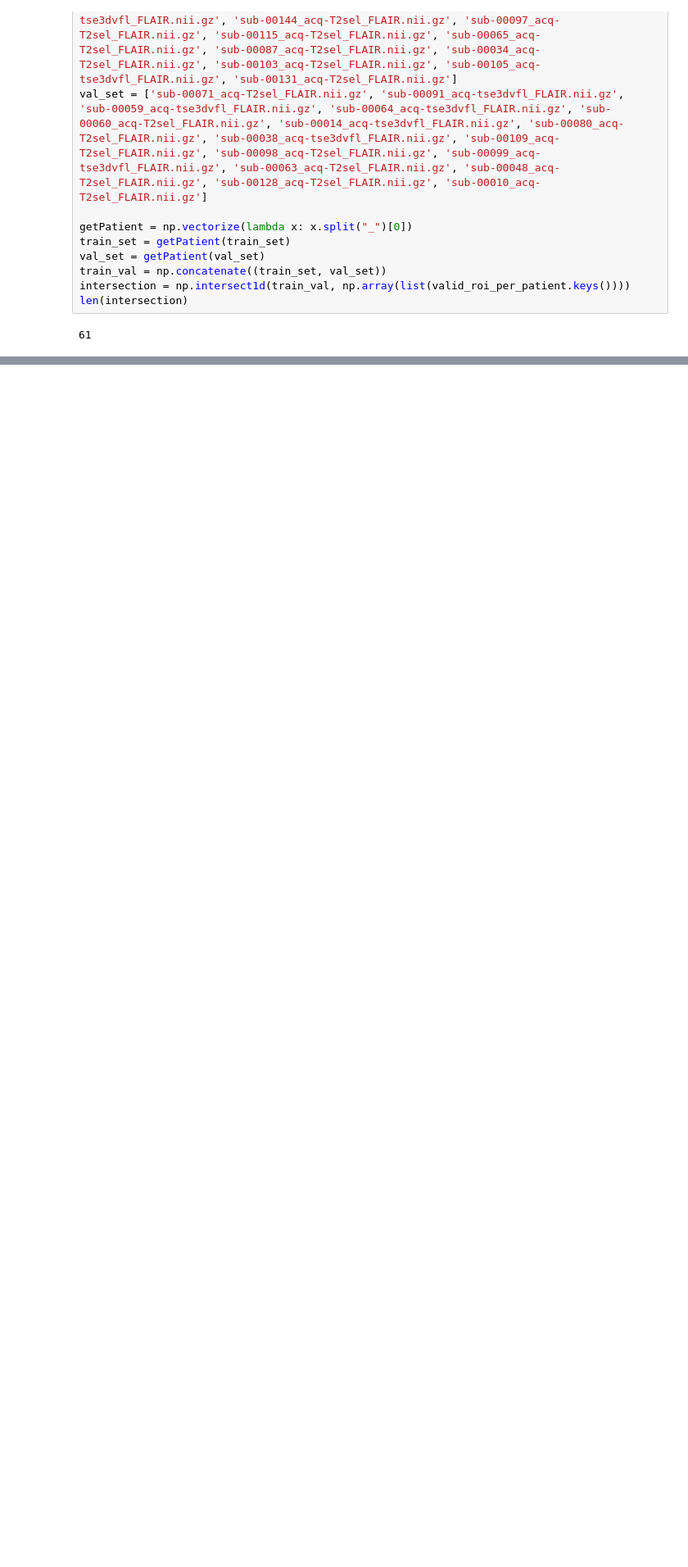
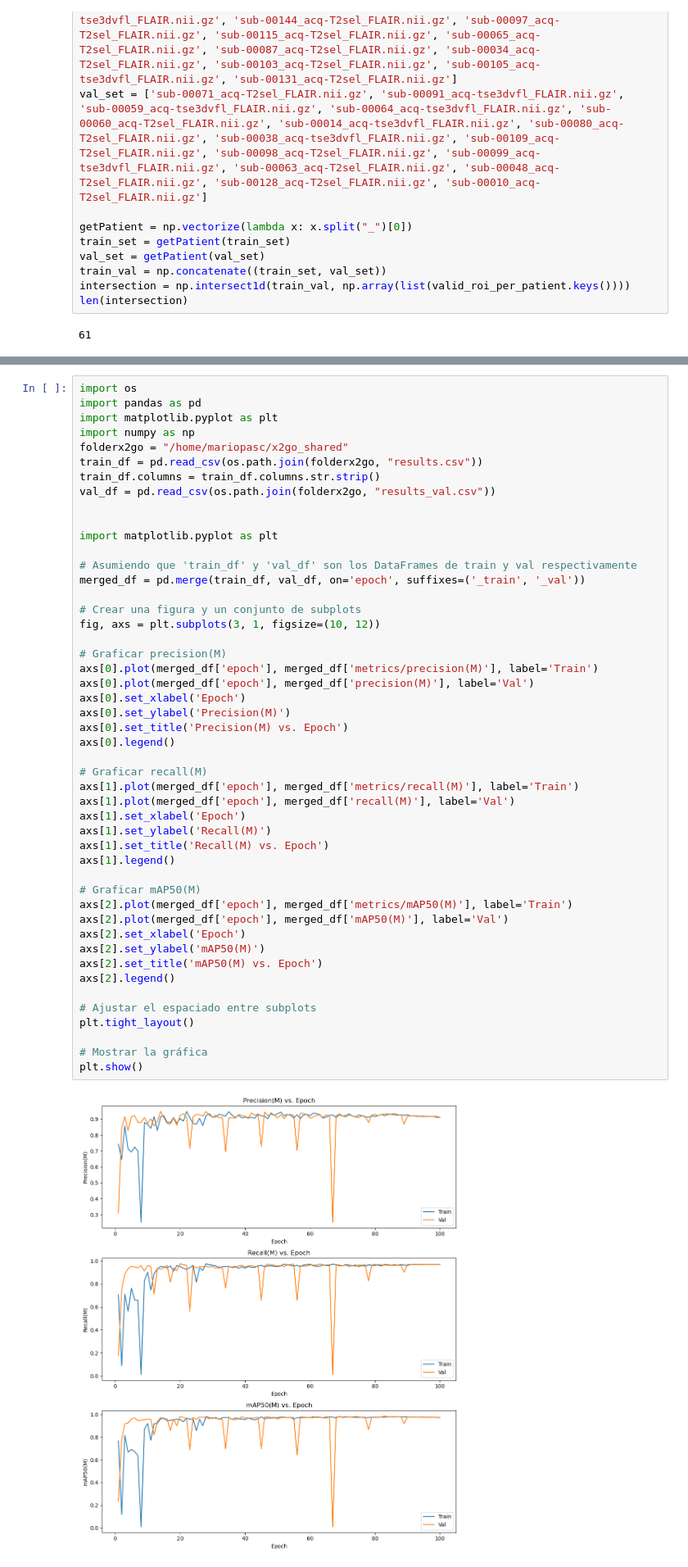
Before and after one commit to MarioPasc/Epilepsy-Displasia-focal-Segmentation, a Jupyter notebook: jupyter-notebooks/explore_data.ipynb, the cells around one changed output, grey strips where cells are left out. Shown at 82% size. Cells and saved outputs as stored; diff of their text form; blank space fills up the shorter version.

```diff
--- a/jupyter-notebooks/explore_data.ipynb
+++ b/jupyter-notebooks/explore_data.ipynb
@@ -434,0 +428,50 @@ dice_coefficient(gt_mask=niigz_roi[:, :, 0], pred_mask=mask)
+# %%
+import os
+import pandas as pd
+import matplotlib.pyplot as plt
+import numpy as np
+folderx2go = "/home/mariopasc/x2go_shared"
+train_df = pd.read_csv(os.path.join(folderx2go, "results.csv"))
+train_df.columns = train_df.columns.str.strip()
+val_df = pd.read_csv(os.path.join(folderx2go, "results_val.csv"))
+
+
+import matplotlib.pyplot as plt
+
+# Asumiendo que 'train_df' y 'val_df' son los DataFrames de train y val respectivamente
+merged_df = pd.merge(train_df, val_df, on='epoch', suffixes=('_train', '_val'))
+
+# Crear una figura y un conjunto de subplots
+fig, axs = plt.subplots(3, 1, figsize=(10, 12))
+
+# Graficar precision(M)
+axs[0].plot(merged_df['epoch'], merged_df['metrics/precision(M)'], label='Train')
+axs[0].plot(merged_df['epoch'], merged_df['precision(M)'], label='Val')
+axs[0].set_xlabel('Epoch')
+axs[0].set_ylabel('Precision(M)')
+axs[0].set_title('Precision(M) vs. Epoch')
+axs[0].legend()
+
+# Graficar recall(M)
+axs[1].plot(merged_df['epoch'], merged_df['metrics/recall(M)'], label='Train')
+axs[1].plot(merged_df['epoch'], merged_df['recall(M)'], label='Val')
+axs[1].set_xlabel('Epoch')
+axs[1].set_ylabel('Recall(M)')
+axs[1].set_title('Recall(M) vs. Epoch')
+axs[1].legend()
+
+# Graficar mAP50(M)
+axs[2].plot(merged_df['epoch'], merged_df['metrics/mAP50(M)'], label='Train')
+axs[2].plot(merged_df['epoch'], merged_df['mAP50(M)'], label='Val')
+axs[2].set_xlabel('Epoch')
+axs[2].set_ylabel('mAP50(M)')
+axs[2].set_title('mAP50(M) vs. Epoch')
+axs[2].legend()
+
+# Ajustar el espaciado entre subplots
+plt.tight_layout()
+
+# Mostrar la gráfica
+plt.show()
+# %% [output]
+[figure, added]
```
Also changed, not shown: parts of 4 cells of this notebook, 19 other files.
